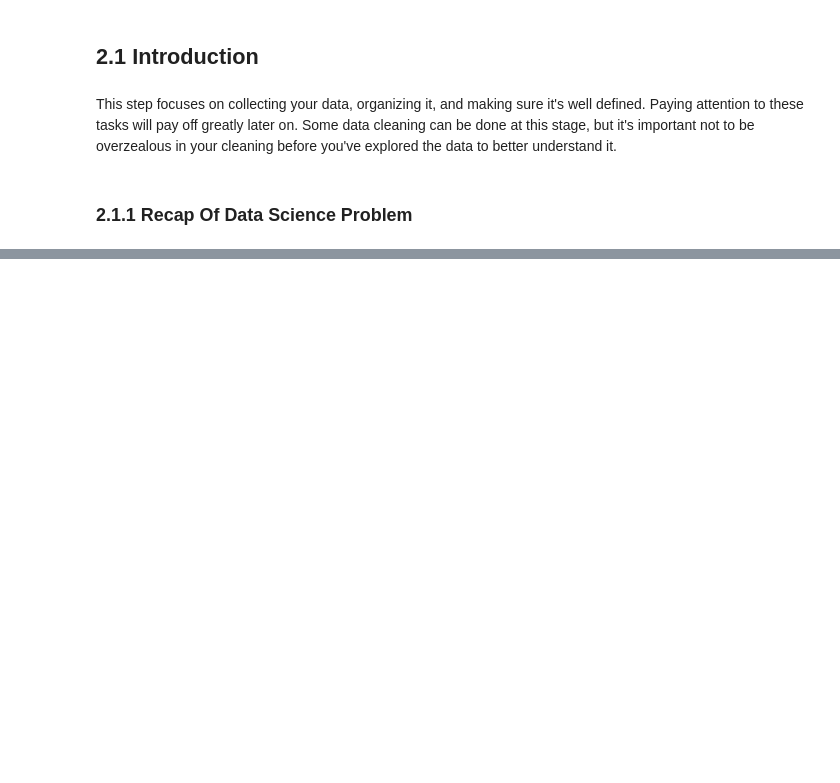
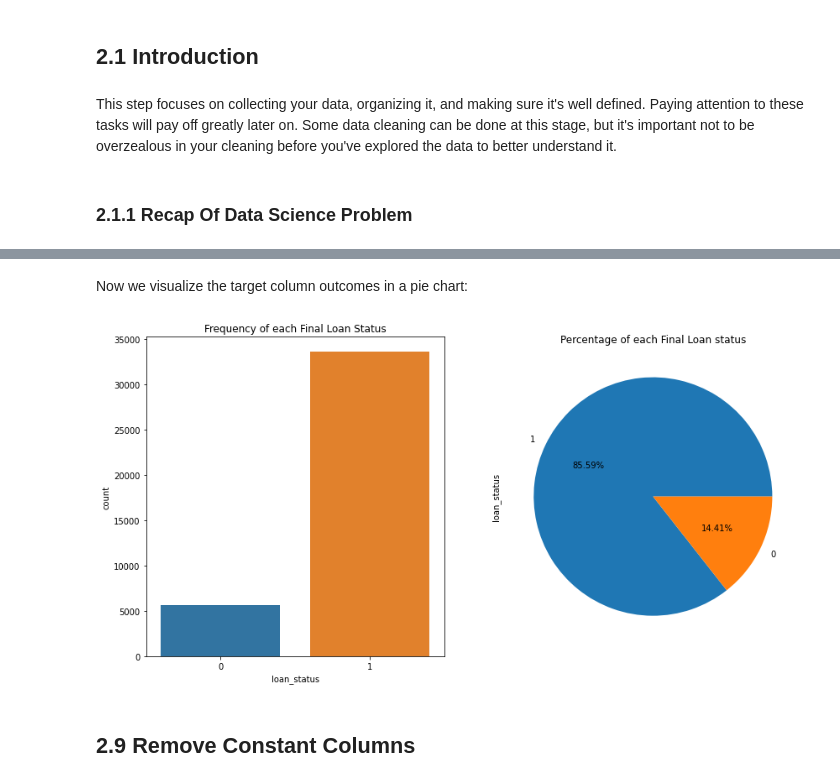
Before and after one commit to jimbringerofjollity/lending-club, a Jupyter notebook: Notebooks/02_data_wrangling.ipynb, the cells around one changed output, grey strips where cells are left out. Cells and saved outputs as stored; diff of their text form; code cells hidden in the pictures; blank space fills up the shorter version.

```diff
--- a/Notebooks/02_data_wrangling.ipynb
+++ b/Notebooks/02_data_wrangling.ipynb
@@ -10,0 +220,3 @@ The purpose of this data science project is to come up with a classification mod
+# %%
+drop_cols = ['fico_range_low','fico_range_high','last_fico_range_low', 'last_fico_range_high']
+loan_data = loan_data.drop(drop_cols, axis=1)
@@ -10,0 +249,18 @@ The purpose of this data science project is to come up with a classification mod
+# %%
+loan_data = loan_data[(loan_data["loan_status"] == "Fully Paid") |
+(loan_data["loan_status"] == "Charged Off")]
+map_dict = {"loan_status":{ "Fully Paid": 1, "Charged Off": 0}}
+loan_data = loan_data.replace(map_dict)
+# %% [markdown]
+Now we visualize the target column outcomes in a pie chart:
+# %%
+fig, axs = plt.subplots(1,2,figsize=(14,7))
+sns.countplot(x='loan_status',data=loan_data, ax=axs[0])
+axs[0].set_title("Frequency of each Final Loan Status")
+loan_data['loan_status'].value_counts().plot(x=None,y=None, kind='pie', ax=axs[1],autopct='%1.2f%%')
+axs[1].set_title("Percentage of each Final Loan status")
+plt.show()
+# %% [output]
+[figure, added]
+# %% [markdown]
+## 2.9 Remove Constant Columns
```
Also changed, not shown: parts of 66 cells of this notebook, 2 other files.
